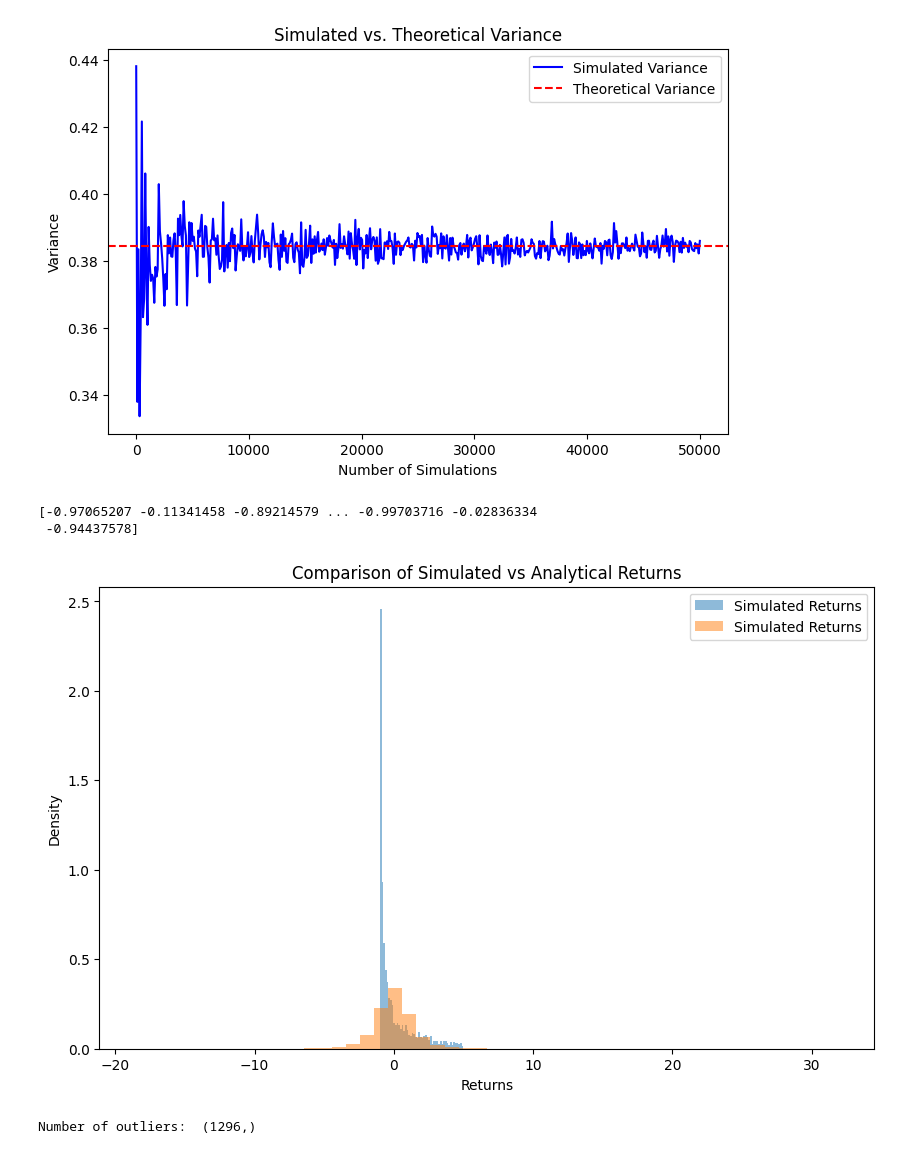
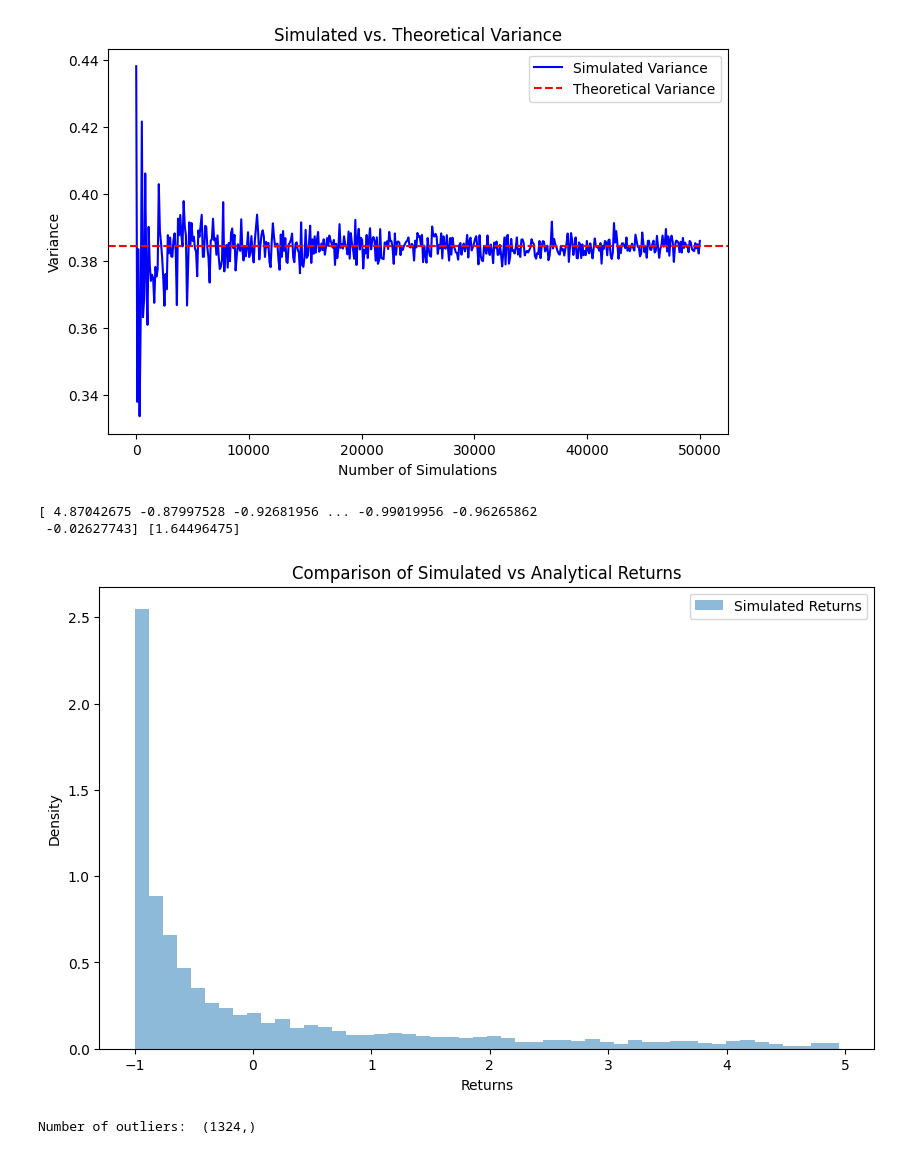
Before and after one commit to coffeffe/DOM_RF, a Jupyter notebook: cls_portfolio_development.ipynb, the cells around one changed output. Cells and saved outputs as stored; diff of their text form; code cells hidden in the pictures.

```diff
--- a/cls_portfolio_development.ipynb
+++ b/cls_portfolio_development.ipynb
@@ -288,0 +469,9 @@ def make_random_path_simulator(
+# %%
+p_usd = ProtoPortfolio(returns_usd)
+p_usd.calibrate()
+params_usd = SimParams(p_usd.parameters.volatility, p_usd.parameters.mean)
+
+simulator_usd_norm = make_random_path_simulator(params_usd, 10, dist='norm')
+returns_usd_sim_norm = _terminal_returns(simulator_usd_norm, 50000)
+simulator_usd_t = make_random_path_simulator(params_usd, 10, df=3, scale=0.55)
+returns_usd_sim_t = _terminal_returns(simulator_usd_t, 50000)
@@ -288,0 +487,29 @@ def make_random_path_simulator(
+# %%
+fig, axes = plt.subplots(1, 2, figsize=(15, 6), constrained_layout=True)
+
+# First histogram and normal curve
+axes[0].hist(returns_usd_sim_norm, bins=50, color='tab:blue', edgecolor='k', alpha=0.7, density=True)
+
+# Fit normal distribution
+mu, sigma = stats.norm.fit(returns_usd_sim_norm)
+
+# Create x values and plot normal pdf
+x = np.linspace(-0.12, 0.15, 1000)
+axes[0].plot(x, stats.norm.pdf(x, mu, sigma), 'r-', linewidth=2)
+axes[0].set_title('USD Simulated Returns Histogram Assuming Normal Innovation')
+axes[0].set_xlabel('USD returns')
+axes[0].set_ylabel('Density')
+
+# Second histogram for Student's t-distribution returns
+axes[1].hist(returns_usd_sim_t, bins=50, color='tab:orange', edgecolor='k', alpha=0.7, density=True)
+
+# Fit student distribution
+df2, loc2, scale2 = stats.t.fit(returns_usd_sim_t)
+axes[1].plot(x, stats.t.pdf(x, df2, loc2, scale2), 'g--', linewidth=2, label="t PDF")
+axes[1].set_title('USD Simulated Returns Histogram Assuming Student Innovation')
+axes[1].set_xlabel('USD returns')
+axes[1].set_ylabel('Density')
+
+plt.tight_layout()
+plt.show()
+plt.show()
@@ -411,35 +870,35 @@ plt.show()
 # %%
 sample_t = stats.t.rvs(size=5000, df=3)
 portfolio_t = ProtoPortfolio(sample_t)
 portfolio_t.calibrate()
 parameters_sim = SimParams(portfolio_t.parameters.volatility, portfolio_t.parameters.mean)
 simulator_t = make_random_path_simulator(params=parameters_sim,
                                          T=1,
                                          granularity=1000,
                                          df=3)
 # returns_t = simulator_t(n_paths=5000)
 returns_t = _terminal_returns(simulator_t, n_paths=5000)
-print(returns_t)
+print(returns_t, parameters_sim.volatility)
 
 #simulated returns. Student(1) innovation
 fig, ax = plt.subplots(figsize=(10, 6))
 
 # Plot histograms
 ax.hist(returns_t[returns_t < 5], bins=50, density=True, alpha=0.5, label='Simulated Returns')
-ax.hist(sample_t, bins=50, density=True, alpha=0.5, label='Simulated Returns')
+# ax.hist(sample_t, bins=50, density=True, alpha=0.5, label='Simulated Returns')
 
 # Add labels and title
 ax.set_xlabel('Returns')
 ax.set_ylabel('Density')
 ax.set_title('Comparison of Simulated vs Analytical Returns')
 ax.legend()
 
 
 plt.show()
 
 print('Number of outliers: ',returns_t[returns_t > 5].shape)
 # %% [output]
-[-0.97065207 -0.11341458 -0.89214579 ... -0.99703716 -0.02836334
- -0.94437578]
+[ 4.87042675 -0.87997528 -0.92681956 ... -0.99019956 -0.96265862
+ -0.02627743] [1.64496475]
-[figure, old version]
+[figure, new version]
-Number of outliers:  (1296,)
+Number of outliers:  (1324,)
```
Also changed, not shown: parts of 23 cells of this notebook.
